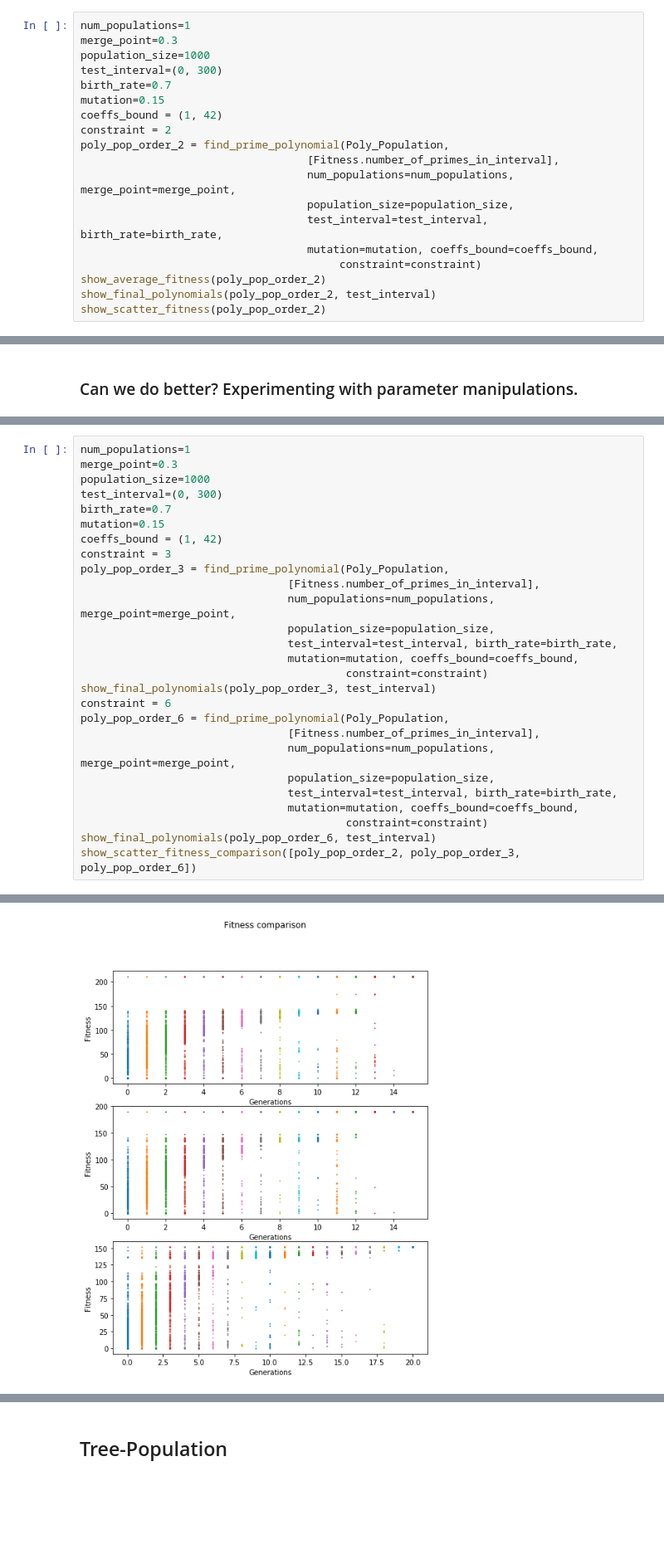
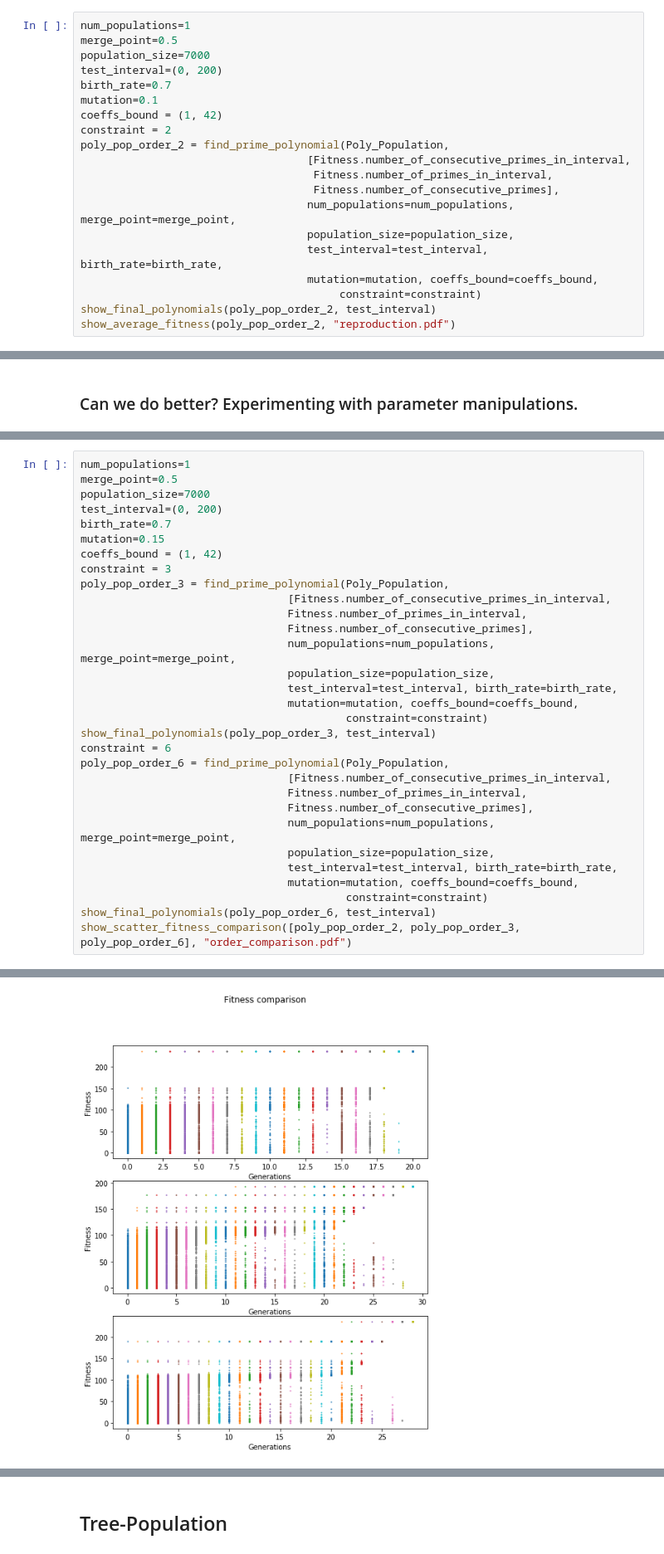
Before and after one commit to FreddoIsHere/GPandGA, a Jupyter notebook: Experiments.ipynb, the cells around one changed output, grey strips where cells are left out. Shown at 83% size. Cells and saved outputs as stored; diff of their text form; blank space fills up the shorter version.

```diff
--- a/Experiments.ipynb
+++ b/Experiments.ipynb
@@ -113,21 +118,22 @@ Its fitness score is 251.
 <h3>Attempt to reproduce the second baseline. Establishing baseline parameters.</h3>
 # %%
 num_populations=1
-merge_point=0.3
-population_size=1000
-test_interval=(0, 300)
+merge_point=0.5
+population_size=7000
+test_interval=(0, 200)
 birth_rate=0.7
-mutation=0.15
+mutation=0.1
 coeffs_bound = (1, 42)
 constraint = 2
 poly_pop_order_2 = find_prime_polynomial(Poly_Population,
-                                   [Fitness.number_of_primes_in_interval],
+                                   [Fitness.number_of_consecutive_primes_in_interval,
+                                    Fitness.number_of_primes_in_interval,
+                                    Fitness.number_of_consecutive_primes],
                                    num_populations=num_populations, merge_point=merge_point,
                                    population_size=population_size,
                                    test_interval=test_interval, birth_rate=birth_rate,
                                    mutation=mutation, coeffs_bound=coeffs_bound,
                                         constraint=constraint)
-show_average_fitness(poly_pop_order_2)
 show_final_polynomials(poly_pop_order_2, test_interval)
-show_scatter_fitness(poly_pop_order_2)
+show_average_fitness(poly_pop_order_2, "reproduction.pdf")
 # %% [output]
@@ -148,14 +154,16 @@ Its fitness score is 251.
 # %%
 num_populations=1
-merge_point=0.3
-population_size=1000
-test_interval=(0, 300)
+merge_point=0.5
+population_size=7000
+test_interval=(0, 200)
 birth_rate=0.7
 mutation=0.15
 coeffs_bound = (1, 42)
 constraint = 3
 poly_pop_order_3 = find_prime_polynomial(Poly_Population,
-                                [Fitness.number_of_primes_in_interval],
+                                [Fitness.number_of_consecutive_primes_in_interval,
+                                Fitness.number_of_primes_in_interval,
+                                Fitness.number_of_consecutive_primes],
                                 num_populations=num_populations, merge_point=merge_point,
                                 population_size=population_size,
                                 test_interval=test_interval, birth_rate=birth_rate,
@@ -164,12 +172,14 @@ poly_pop_order_3 = find_prime_polynomial(Poly_Population,
 show_final_polynomials(poly_pop_order_3, test_interval)
 constraint = 6
 poly_pop_order_6 = find_prime_polynomial(Poly_Population,
-                                [Fitness.number_of_primes_in_interval],
+                                [Fitness.number_of_consecutive_primes_in_interval,
+                                Fitness.number_of_primes_in_interval,
+                                Fitness.number_of_consecutive_primes],
                                 num_populations=num_populations, merge_point=merge_point,
                                 population_size=population_size,
                                 test_interval=test_interval, birth_rate=birth_rate,
                                 mutation=mutation, coeffs_bound=coeffs_bound,
                                          constraint=constraint)
 show_final_polynomials(poly_pop_order_6, test_interval)
-show_scatter_fitness_comparison([poly_pop_order_2, poly_pop_order_3, poly_pop_order_6])
+show_scatter_fitness_comparison([poly_pop_order_2, poly_pop_order_3, poly_pop_order_6], "order_comparison.pdf")
 # %% [output]
@@ -193,2 +203,2 @@ Its fitness score is 160.
-[figure, old version]
+[figure, new version]
 # %% [markdown]
```
Also changed, not shown: parts of 20 cells of this notebook, 10 other files.
